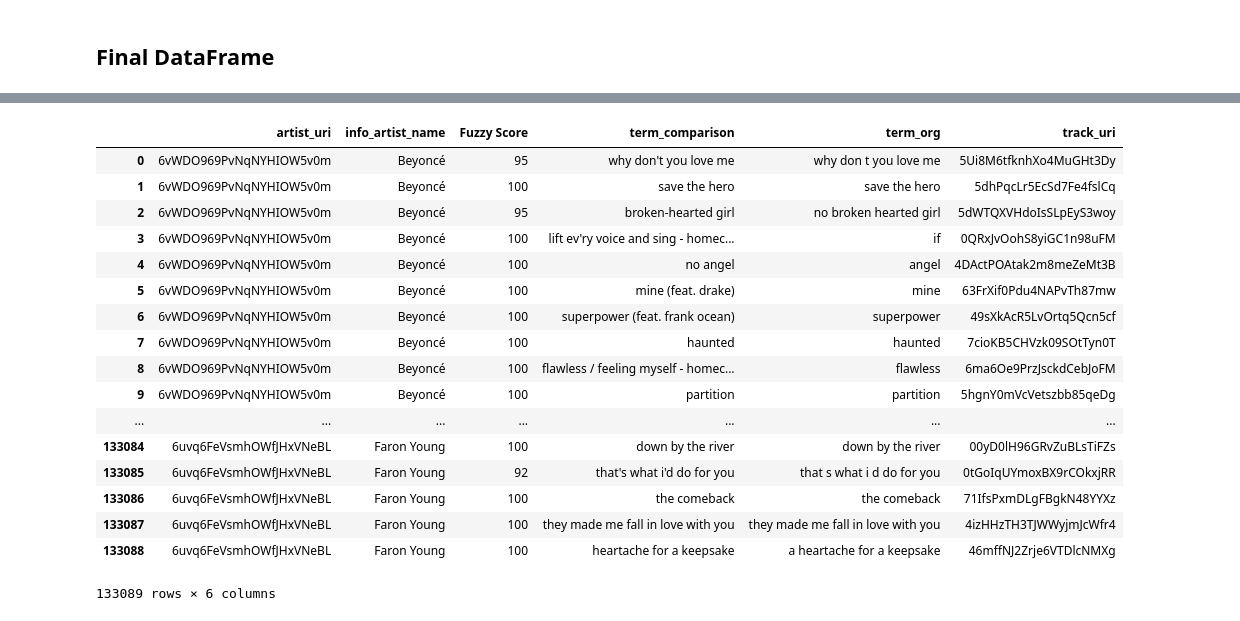
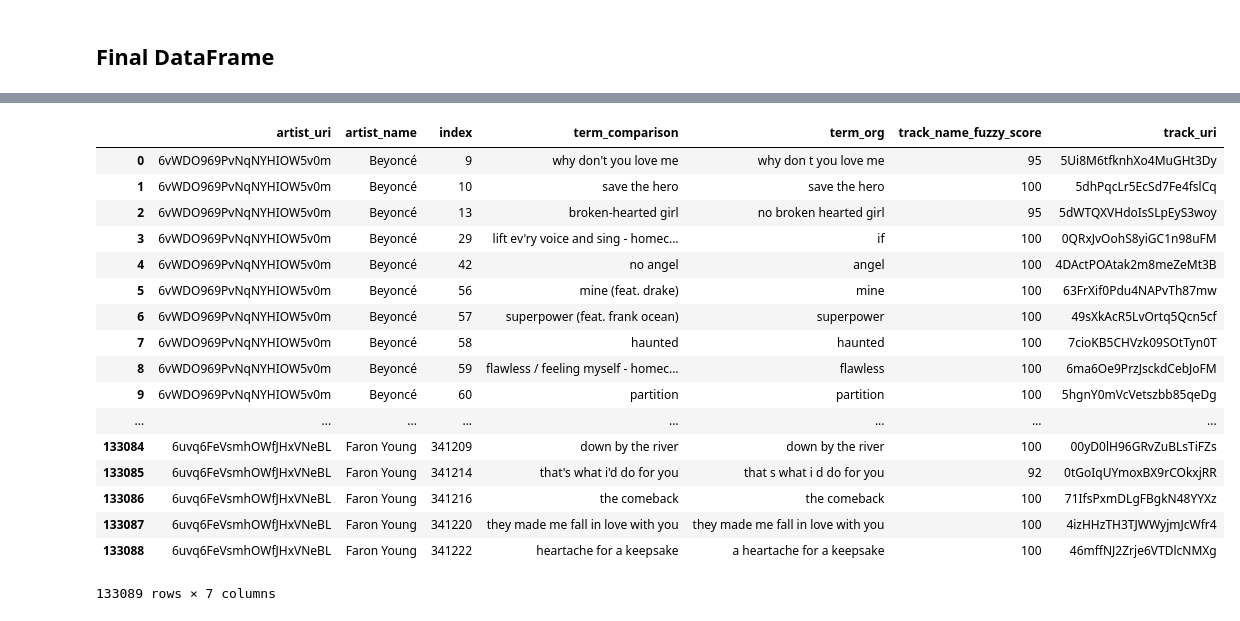
Before and after one commit to VintageGold/SSP, a Jupyter notebook: Spotify/Generate_Kaggle_Dataset.ipynb, the cells around one changed output, grey strips where cells are left out. Drawn from its saved outputs; the diff is of its cells as text; code cells hidden in the pictures.

Commit message:
Updated to Generate Lyrics and Audio Feature dataset

```diff
--- a/Spotify/Generate_Kaggle_Dataset.ipynb
+++ b/Spotify/Generate_Kaggle_Dataset.ipynb
@@ -92,7 +96,7 @@ trim_df_complete = df_complete[['info_artist_uri','info_artist_name']].drop_dupl
 # %% [markdown]
 ## Org = df_lyrics columns - Use dataframe to search term in large album track uri
 # %%
-df_comp_org = df_complete[['info_artist_uri','song']]
+df_comp_org = df_complete[['index','info_artist_uri','song']]
 # %% [markdown]
 ## Create term column
 # %%
@@ -195,7 +234,7 @@ for search_term in search_term_list:
 # %% [markdown]
 ## Clean song column for search
 # %%
-initial_comp = df_comp_org[['info_artist_uri','song']]
+initial_comp = df_comp_org[['index','info_artist_uri','song']]
 initial_comp['clean_song'] = initial_comp['song'].apply(lambda x: x.replace('-',' '))
 initial_comp = initial_comp.drop(columns='song')
 
@@ -231,7 +270,7 @@ start = time.time()
 
 for x in range(len(org_comp)):
 
-    artist_uri = org_comp[x][0]
+    artist_uri = org_comp[x][1]
 
     try:
 
@@ -241,13 +280,13 @@ for x in range(len(org_comp)):
 
         for i in range(len(find)):
 
-            match = fuzz.partial_ratio(org_comp[x][1],find[i]['term'])
+            match = fuzz.partial_ratio(org_comp[x][2],find[i]['term'])
 
             if match >= 90:
 
-                uri_match.append({'term_org':org_comp[x][1],'term_comparison':find[i]['term'],
+                uri_match.append({'index':org_comp[x][0],'term_org':org_comp[x][2],'term_comparison':find[i]['term'],
                                   'track_uri':master_dictionary[artist_uri][i]['track_uri'],
-                                  'artist_uri':artist_uri,'Fuzzy Score':match})
+                                  'artist_uri':artist_uri,'track_name_fuzzy_score':match})
                 break
 
     except IndexError:
@@ -279,2 +316,6 @@ df_add = df_add.rename(columns={'info_artist_uri':'artist_uri'})
 # %% [markdown]
 ## Final DataFrame
+# %%
+df_add = df_artist_uri[['info_artist_uri','info_artist_name']]
+df_add = df_add.rename(columns={'info_artist_uri':'artist_uri','info_artist_name':'artist_name'})
+df_add.head()
@@ -281,25 +329,25 @@ df_add = df_add.rename(columns={'info_artist_uri':'artist_uri'})
 # %%
 df_successful_matches = pd.DataFrame(uri_match)
-df_successful_matches = df_add.merge(df_successful_matches)
-df_successful_matches.to_csv('Data/fuzzy_audiofeatures.csv',sep='|',index=False)
+df_successful_matches = df_add.merge(df_successful_matches,left_on='artist_uri',right_on='artist_uri',how='right')
+#df_successful_matches.to_csv('Data/fuzzy_audiofeatures.csv',sep='|',index=False)
 df_successful_matches
 # %% [output]
-|  | artist_uri | info_artist_name | Fuzzy Score | term_comparison | term_org | track_uri |
-| 0 | 6vWDO969PvNqNYHIOW5v0m | Beyoncé | 95 | why don't you love me | why don t you love me | 5Ui8M6tfknhXo4MuGHt3Dy |
-| 1 | 6vWDO969PvNqNYHIOW5v0m | Beyoncé | 100 | save the hero | save the hero | 5dhPqcLr5EcSd7Fe4fslCq |
-| 2 | 6vWDO969PvNqNYHIOW5v0m | Beyoncé | 95 | broken-hearted girl | no broken hearted girl | 5dWTQXVHdoIsSLpEyS3woy |
-| 3 | 6vWDO969PvNqNYHIOW5v0m | Beyoncé | 100 | lift ev'ry voice and sing - homec... | if | 0QRxJvOohS8yiGC1n98uFM |
-| 4 | 6vWDO969PvNqNYHIOW5v0m | Beyoncé | 100 | no angel | angel | 4DActPOAtak2m8meZeMt3B |
-| 5 | 6vWDO969PvNqNYHIOW5v0m | Beyoncé | 100 | mine (feat. drake) | mine | 63FrXif0Pdu4NAPvTh87mw |
-| 6 | 6vWDO969PvNqNYHIOW5v0m | Beyoncé | 100 | superpower (feat. frank ocean) | superpower | 49sXkAcR5LvOrtq5Qcn5cf |
-| 7 | 6vWDO969PvNqNYHIOW5v0m | Beyoncé | 100 | haunted | haunted | 7cioKB5CHVzk09SOtTyn0T |
-| 8 | 6vWDO969PvNqNYHIOW5v0m | Beyoncé | 100 | flawless / feeling myself - homec... | flawless | 6ma6Oe9PrzJsckdCebJoFM |
-| 9 | 6vWDO969PvNqNYHIOW5v0m | Beyoncé | 100 | partition | partition | 5hgnY0mVcVetszbb85qeDg |
-| ... | ... | ... | ... | ... | ... | ... |
-| 133084 | 6uvq6FeVsmhOWfJHxVNeBL | Faron Young | 100 | down by the river | down by the river | 00yD0lH96GRvZuBLsTiFZs |
-| 133085 | 6uvq6FeVsmhOWfJHxVNeBL | Faron Young | 92 | that's what i'd do for you | that s what i d do for you | 0tGoIqUYmoxBX9rCOkxjRR |
-| 133086 | 6uvq6FeVsmhOWfJHxVNeBL | Faron Young | 100 | the comeback | the comeback | 71IfsPxmDLgFBgkN48YYXz |
-| 133087 | 6uvq6FeVsmhOWfJHxVNeBL | Faron Young | 100 | they made me fall in love with you | they made me fall in love with you | 4izHHzTH3TJWWyjmJcWfr4 |
-| 133088 | 6uvq6FeVsmhOWfJHxVNeBL | Faron Young | 100 | heartache for a keepsake | a heartache for a keepsake | 46mffNJ2Zrje6VTDlcNMXg |
+|  | artist_uri | artist_name | index | term_comparison | term_org | track_name_fuzzy_score | track_uri |
+| 0 | 6vWDO969PvNqNYHIOW5v0m | Beyoncé | 9 | why don't you love me | why don t you love me | 95 | 5Ui8M6tfknhXo4MuGHt3Dy |
+| 1 | 6vWDO969PvNqNYHIOW5v0m | Beyoncé | 10 | save the hero | save the hero | 100 | 5dhPqcLr5EcSd7Fe4fslCq |
+| 2 | 6vWDO969PvNqNYHIOW5v0m | Beyoncé | 13 | broken-hearted girl | no broken hearted girl | 95 | 5dWTQXVHdoIsSLpEyS3woy |
+| 3 | 6vWDO969PvNqNYHIOW5v0m | Beyoncé | 29 | lift ev'ry voice and sing - homec... | if | 100 | 0QRxJvOohS8yiGC1n98uFM |
+| 4 | 6vWDO969PvNqNYHIOW5v0m | Beyoncé | 42 | no angel | angel | 100 | 4DActPOAtak2m8meZeMt3B |
+| 5 | 6vWDO969PvNqNYHIOW5v0m | Beyoncé | 56 | mine (feat. drake) | mine | 100 | 63FrXif0Pdu4NAPvTh87mw |
+| 6 | 6vWDO969PvNqNYHIOW5v0m | Beyoncé | 57 | superpower (feat. frank ocean) | superpower | 100 | 49sXkAcR5LvOrtq5Qcn5cf |
+| 7 | 6vWDO969PvNqNYHIOW5v0m | Beyoncé | 58 | haunted | haunted | 100 | 7cioKB5CHVzk09SOtTyn0T |
+| 8 | 6vWDO969PvNqNYHIOW5v0m | Beyoncé | 59 | flawless / feeling myself - homec... | flawless | 100 | 6ma6Oe9PrzJsckdCebJoFM |
+| 9 | 6vWDO969PvNqNYHIOW5v0m | Beyoncé | 60 | partition | partition | 100 | 5hgnY0mVcVetszbb85qeDg |
+| ... | ... | ... | ... | ... | ... | ... | ... |
+| 133084 | 6uvq6FeVsmhOWfJHxVNeBL | Faron Young | 341209 | down by the river | down by the river | 100 | 00yD0lH96GRvZuBLsTiFZs |
+| 133085 | 6uvq6FeVsmhOWfJHxVNeBL | Faron Young | 341214 | that's what i'd do for you | that s what i d do for you | 92 | 0tGoIqUYmoxBX9rCOkxjRR |
+| 133086 | 6uvq6FeVsmhOWfJHxVNeBL | Faron Young | 341216 | the comeback | the comeback | 100 | 71IfsPxmDLgFBgkN48YYXz |
+| 133087 | 6uvq6FeVsmhOWfJHxVNeBL | Faron Young | 341220 | they made me fall in love with you | they made me fall in love with you | 100 | 4izHHzTH3TJWWyjmJcWfr4 |
+| 133088 | 6uvq6FeVsmhOWfJHxVNeBL | Faron Young | 341222 | heartache for a keepsake | a heartache for a keepsake | 100 | 46mffNJ2Zrje6VTDlcNMXg |
-133089 rows × 6 columns
+133089 rows × 7 columns
 # %%
```
Also changed, not shown: parts of 26 cells of this notebook.
